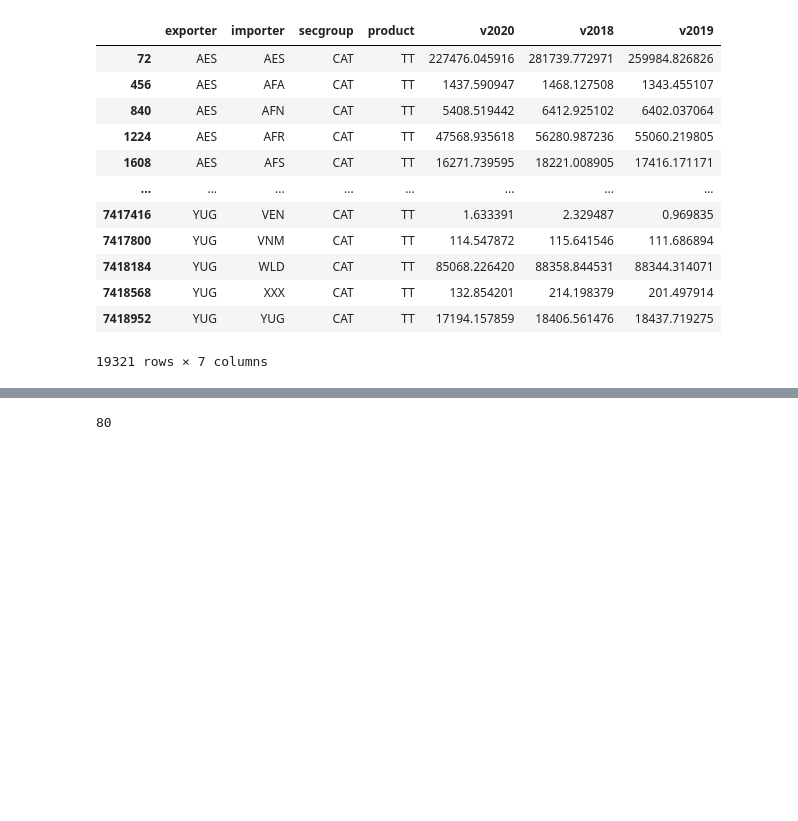
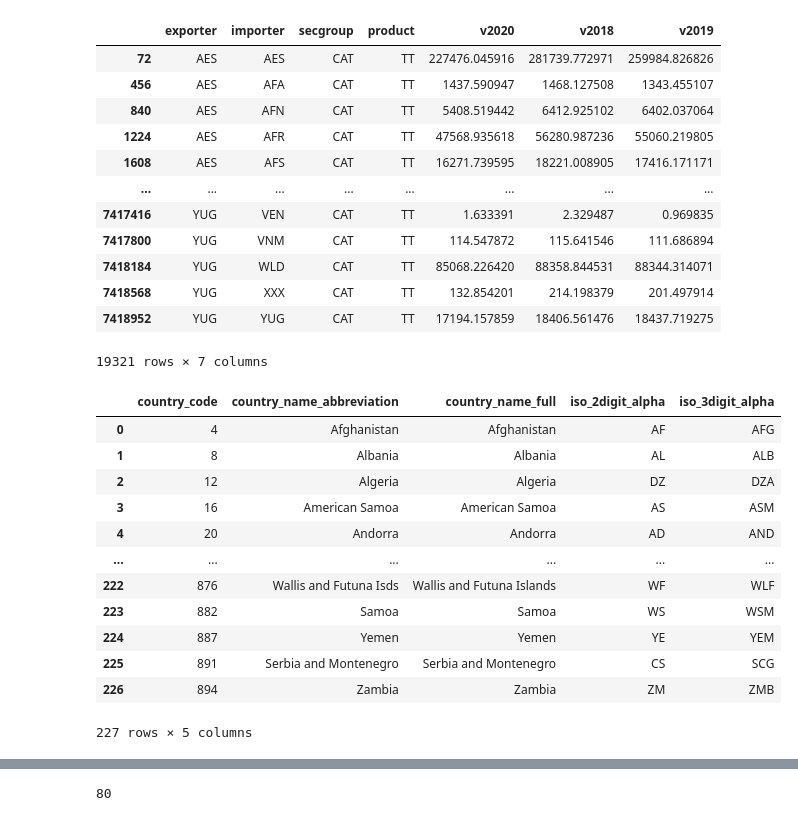
Before and after one commit to dusylvain/science_reseau_exportation, a Jupyter notebook: 1_gather_data.ipynb, the cells around one changed output, grey strips where cells are left out. Saved outputs shown, nothing was run; the diff lists cells and outputs as text; code cells hidden in the pictures; blank space fills up the shorter version.

```diff
--- a/1_gather_data.ipynb
+++ b/1_gather_data.ipynb
@@ -34,4 +34,20 @@ data
 19321 rows × 7 columns
 # %%
 code_country= pd.read_csv('country_codes_3.csv', encoding='latin-1', sep=';')
+# %%
+code_country
+# %% [output]
+|  | country_code | country_name_abbreviation | country_name_full | iso_2digit_alpha | iso_3digit_alpha |
+| 0 | 4 | Afghanistan | Afghanistan | AF | AFG |
+| 1 | 8 | Albania | Albania | AL | ALB |
+| 2 | 12 | Algeria | Algeria | DZ | DZA |
+| 3 | 16 | American Samoa | American Samoa | AS | ASM |
+| 4 | 20 | Andorra | Andorra | AD | AND |
+| ... | ... | ... | ... | ... | ... |
+| 222 | 876 | Wallis and Futuna Isds | Wallis and Futuna Islands | WF | WLF |
+| 223 | 882 | Samoa | Samoa | WS | WSM |
+| 224 | 887 | Yemen | Yemen | YE | YEM |
+| 225 | 891 | Serbia and Montenegro | Serbia and Montenegro | CS | SCG |
+| 226 | 894 | Zambia | Zambia | ZM | ZMB |
+227 rows × 5 columns
 # %%
```
Also changed, not shown: parts of 4 cells of this notebook, 7 other files.
